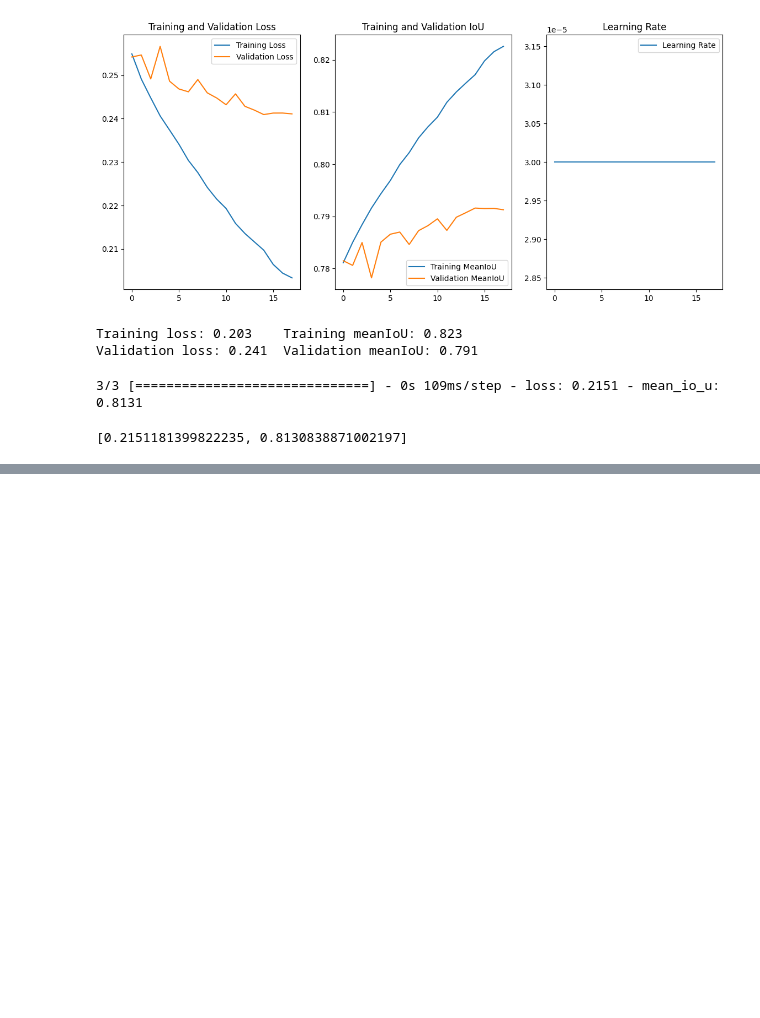
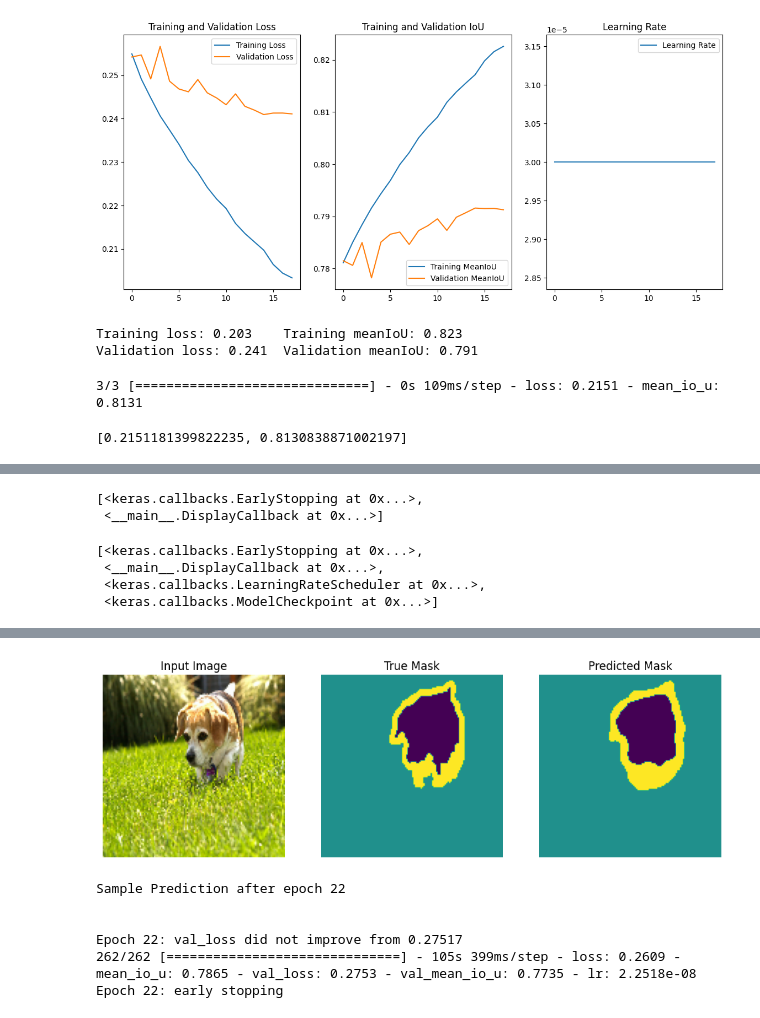
Before and after one commit to CoderAPS/neural_nets, a Jupyter notebook: image_segmentation3(20230512_v6_3).ipynb, the cells around one changed output, grey strips where cells are left out. Drawn from its saved outputs; the diff is of its cells as text; code cells hidden in the pictures; blank space fills up the shorter version.

```diff
--- a/image_segmentation3(20230512_v6_3).ipynb
+++ b/image_segmentation3(20230512_v6_3).ipynb
@@ -802,0 +856,53 @@ saved_model_2.evaluate(X_test_p2,Y_test_cat,verbose=1)
+# %%
+#for i in range(2):
+#  callback_list.pop()
+
+callback_list
+# %% [output]
+[<keras.callbacks.EarlyStopping at 0x...>,
+ <__main__.DisplayCallback at 0x...>]
+# %%
+# This function keeps reduces learning based on epoch number.
+def scheduler(epoch, lr):
+  if epoch < 1:
+    return lr
+  elif epoch >= 1 and epoch < 3:
+    return 0.00001
+  elif epoch >= 3 and epoch < 5:
+    return 0.000001
+  else:
+    return lr * 0.8
+
+lr_schedule_3 = tf.keras.callbacks.LearningRateScheduler(scheduler)
+# %%
+callback_list.append(lr_schedule_3)
+# %%
+# Save fine tuned model
+checkpoint_path_3 = "/gdrive/MyDrive/saved_models/oxford_pet_img-segment/model_3b(seresnext101).ckpt"
+# %%
+checkpoint = tf.keras.callbacks.ModelCheckpoint(
+    filepath=checkpoint_path_3,
+    save_weights_only=True,
+    monitor='val_loss',
+    mode='min',
+    save_best_only=True,
+    verbose=1)
+
+callback_list.append(checkpoint)
+# %%
+callback_list
+# %% [output]
+[<keras.callbacks.EarlyStopping at 0x...>,
+ <__main__.DisplayCallback at 0x...>,
+ <keras.callbacks.LearningRateScheduler at 0x...>,
+ <keras.callbacks.ModelCheckpoint at 0x...>]
+# %%
+# Pre-train model
+history_3 = model_3.fit(X_train_p3,
+            Y_train_cat,
+            batch_size=25,
+            epochs=75,
+            verbose=1,
+            validation_data=(X_val_p3,Y_val_cat),
+            callbacks=callback_list)
+# %% [output]
@@ -802,0 +910,7 @@ saved_model_2.evaluate(X_test_p2,Y_test_cat,verbose=1)
+[figure, added]
+Sample Prediction after epoch 22
+
+
+Epoch 22: val_loss did not improve from 0.27517
+262/262 [==============================] - 105s 399ms/step - loss: 0.2609 - mean_io_u: 0.7865 - val_loss: 0.2753 - val_mean_io_u: 0.7735 - lr: 2.2518e-08
+Epoch 22: early stopping
```
Also changed, not shown: parts of 25 cells of this notebook.
